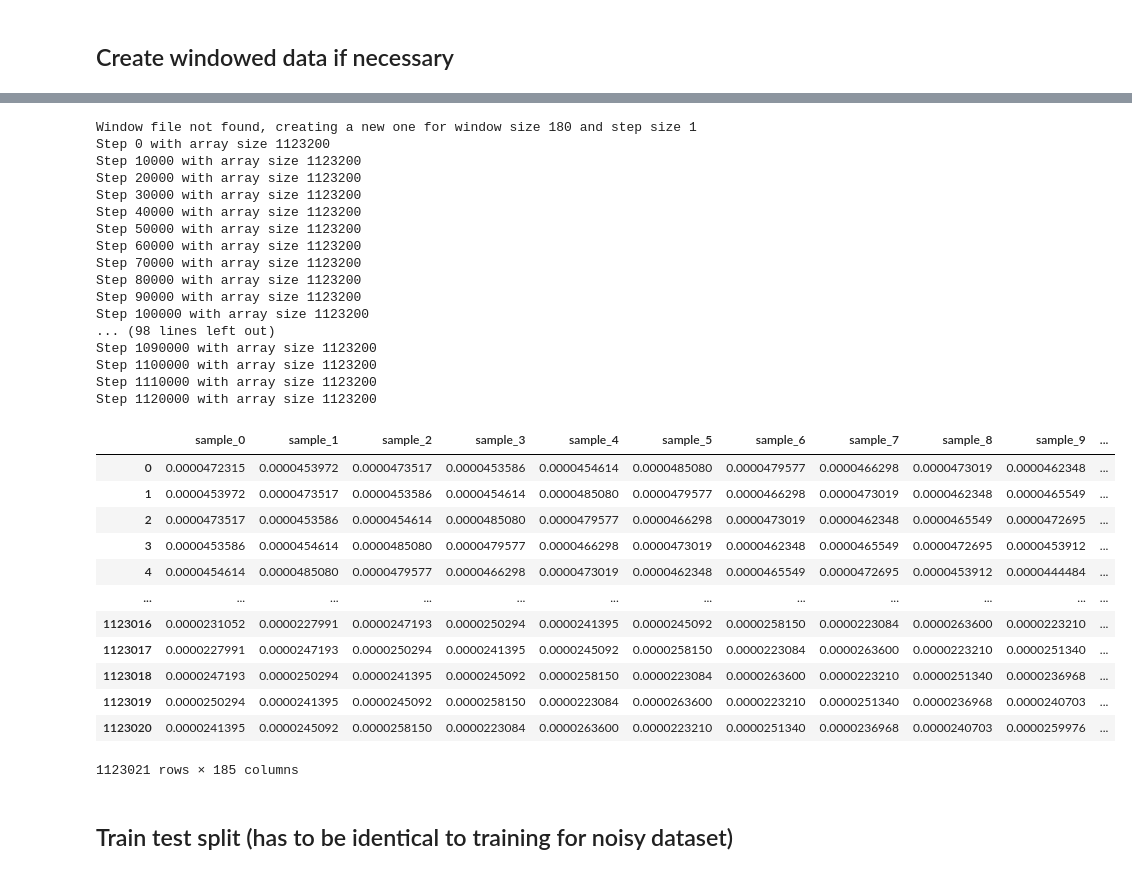
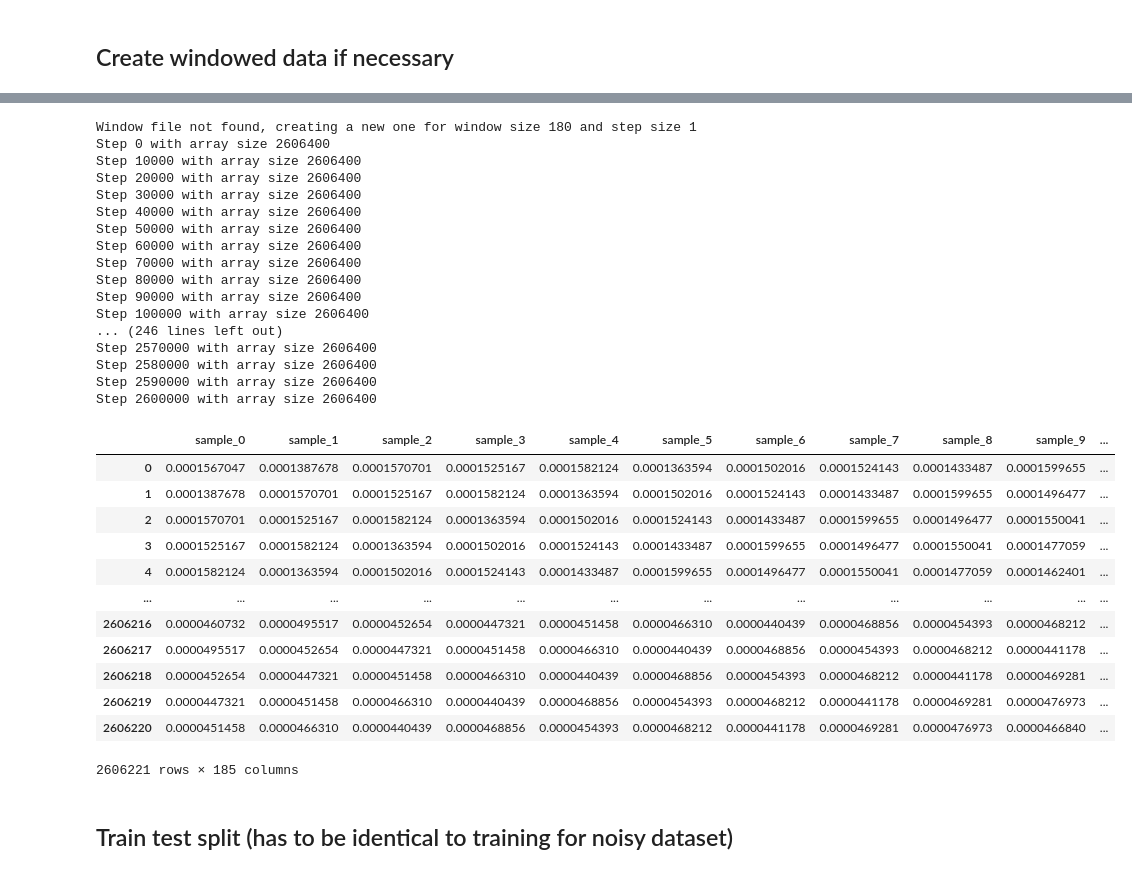
Before and after one commit to akletini/Forschungsprojekt, a Jupyter notebook: Evaluation.ipynb, the cells around one changed output, grey strips where cells are left out. Saved outputs shown, nothing was run; the diff lists cells and outputs as text; code cells hidden in the pictures.

```diff
--- a/Evaluation.ipynb
+++ b/Evaluation.ipynb
@@ -42,2 +47,6 @@ df
 # %% [markdown]
 ## Create windowed data if necessary
+# %%
+df_last_month = df.iloc[int(len(df) * (5 / 6)) : len(df)].copy()
+df_last_month = df_last_month.reset_index()
+df_last_month
@@ -45,43 +68,43 @@ df
 window_size = 180
 step = 1
 appliances = ["Stove", "Coffee_machine", "Microwave", "Dishwasher", "Washing_machine"]
-windowed_data_path = f"{DATA_PATH}/windowed_{window_size}_step_{step}_noisy.csv"
+windowed_data_path = f"{DATA_PATH}/windowed_{window_size}_step_{step}.csv"
 # %%
 df_timeseries = utils.write_or_load_windows(
-    windowed_data_path, df, window_size, step, appliances
+    windowed_data_path, df_last_month, window_size, step, appliances
 )
 df_timeseries
 # %% [output]
 Window file not found, creating a new one for window size 180 and step size 1
-Step 0 with array size 1123200
-Step 10000 with array size 1123200
-Step 20000 with array size 1123200
-Step 30000 with array size 1123200
-Step 40000 with array size 1123200
-Step 50000 with array size 1123200
-Step 60000 with array size 1123200
-Step 70000 with array size 1123200
-Step 80000 with array size 1123200
-Step 90000 with array size 1123200
-Step 100000 with array size 1123200
-... (98 lines left out)
-Step 1090000 with array size 1123200
-Step 1100000 with array size 1123200
-Step 1110000 with array size 1123200
-Step 1120000 with array size 1123200
+Step 0 with array size 2606400
+Step 10000 with array size 2606400
+Step 20000 with array size 2606400
+Step 30000 with array size 2606400
+Step 40000 with array size 2606400
+Step 50000 with array size 2606400
+Step 60000 with array size 2606400
+Step 70000 with array size 2606400
+Step 80000 with array size 2606400
+Step 90000 with array size 2606400
+Step 100000 with array size 2606400
+... (246 lines left out)
+Step 2570000 with array size 2606400
+Step 2580000 with array size 2606400
+Step 2590000 with array size 2606400
+Step 2600000 with array size 2606400
 |  | sample_0 | sample_1 | sample_2 | sample_3 | sample_4 | sample_5 | sample_6 | sample_7 | sample_8 | sample_9 | ... |
-| 0 | 0.0000472315 | 0.0000453972 | 0.0000473517 | 0.0000453586 | 0.0000454614 | 0.0000485080 | 0.0000479577 | 0.0000466298 | 0.0000473019 | 0.0000462348 | ... |
-| 1 | 0.0000453972 | 0.0000473517 | 0.0000453586 | 0.0000454614 | 0.0000485080 | 0.0000479577 | 0.0000466298 | 0.0000473019 | 0.0000462348 | 0.0000465549 | ... |
-| 2 | 0.0000473517 | 0.0000453586 | 0.0000454614 | 0.0000485080 | 0.0000479577 | 0.0000466298 | 0.0000473019 | 0.0000462348 | 0.0000465549 | 0.0000472695 | ... |
-| 3 | 0.0000453586 | 0.0000454614 | 0.0000485080 | 0.0000479577 | 0.0000466298 | 0.0000473019 | 0.0000462348 | 0.0000465549 | 0.0000472695 | 0.0000453912 | ... |
-| 4 | 0.0000454614 | 0.0000485080 | 0.0000479577 | 0.0000466298 | 0.0000473019 | 0.0000462348 | 0.0000465549 | 0.0000472695 | 0.0000453912 | 0.0000444484 | ... |
+| 0 | 0.0001567047 | 0.0001387678 | 0.0001570701 | 0.0001525167 | 0.0001582124 | 0.0001363594 | 0.0001502016 | 0.0001524143 | 0.0001433487 | 0.0001599655 | ... |
+| 1 | 0.0001387678 | 0.0001570701 | 0.0001525167 | 0.0001582124 | 0.0001363594 | 0.0001502016 | 0.0001524143 | 0.0001433487 | 0.0001599655 | 0.0001496477 | ... |
+| 2 | 0.0001570701 | 0.0001525167 | 0.0001582124 | 0.0001363594 | 0.0001502016 | 0.0001524143 | 0.0001433487 | 0.0001599655 | 0.0001496477 | 0.0001550041 | ... |
+| 3 | 0.0001525167 | 0.0001582124 | 0.0001363594 | 0.0001502016 | 0.0001524143 | 0.0001433487 | 0.0001599655 | 0.0001496477 | 0.0001550041 | 0.0001477059 | ... |
+| 4 | 0.0001582124 | 0.0001363594 | 0.0001502016 | 0.0001524143 | 0.0001433487 | 0.0001599655 | 0.0001496477 | 0.0001550041 | 0.0001477059 | 0.0001462401 | ... |
 | ... | ... | ... | ... | ... | ... | ... | ... | ... | ... | ... | ... |
-| 1123016 | 0.0000231052 | 0.0000227991 | 0.0000247193 | 0.0000250294 | 0.0000241395 | 0.0000245092 | 0.0000258150 | 0.0000223084 | 0.0000263600 | 0.0000223210 | ... |
-| 1123017 | 0.0000227991 | 0.0000247193 | 0.0000250294 | 0.0000241395 | 0.0000245092 | 0.0000258150 | 0.0000223084 | 0.0000263600 | 0.0000223210 | 0.0000251340 | ... |
-| 1123018 | 0.0000247193 | 0.0000250294 | 0.0000241395 | 0.0000245092 | 0.0000258150 | 0.0000223084 | 0.0000263600 | 0.0000223210 | 0.0000251340 | 0.0000236968 | ... |
-| 1123019 | 0.0000250294 | 0.0000241395 | 0.0000245092 | 0.0000258150 | 0.0000223084 | 0.0000263600 | 0.0000223210 | 0.0000251340 | 0.0000236968 | 0.0000240703 | ... |
-| 1123020 | 0.0000241395 | 0.0000245092 | 0.0000258150 | 0.0000223084 | 0.0000263600 | 0.0000223210 | 0.0000251340 | 0.0000236968 | 0.0000240703 | 0.0000259976 | ... |
+| 2606216 | 0.0000460732 | 0.0000495517 | 0.0000452654 | 0.0000447321 | 0.0000451458 | 0.0000466310 | 0.0000440439 | 0.0000468856 | 0.0000454393 | 0.0000468212 | ... |
+| 2606217 | 0.0000495517 | 0.0000452654 | 0.0000447321 | 0.0000451458 | 0.0000466310 | 0.0000440439 | 0.0000468856 | 0.0000454393 | 0.0000468212 | 0.0000441178 | ... |
+| 2606218 | 0.0000452654 | 0.0000447321 | 0.0000451458 | 0.0000466310 | 0.0000440439 | 0.0000468856 | 0.0000454393 | 0.0000468212 | 0.0000441178 | 0.0000469281 | ... |
+| 2606219 | 0.0000447321 | 0.0000451458 | 0.0000466310 | 0.0000440439 | 0.0000468856 | 0.0000454393 | 0.0000468212 | 0.0000441178 | 0.0000469281 | 0.0000476973 | ... |
+| 2606220 | 0.0000451458 | 0.0000466310 | 0.0000440439 | 0.0000468856 | 0.0000454393 | 0.0000468212 | 0.0000441178 | 0.0000469281 | 0.0000476973 | 0.0000466840 | ... |
-1123021 rows × 185 columns
+2606221 rows × 185 columns
 # %% [markdown]
 ## Train test split (has to be identical to training for noisy dataset)
 # %%
```
Also changed, not shown: parts of 19 cells of this notebook, 2 other files.
